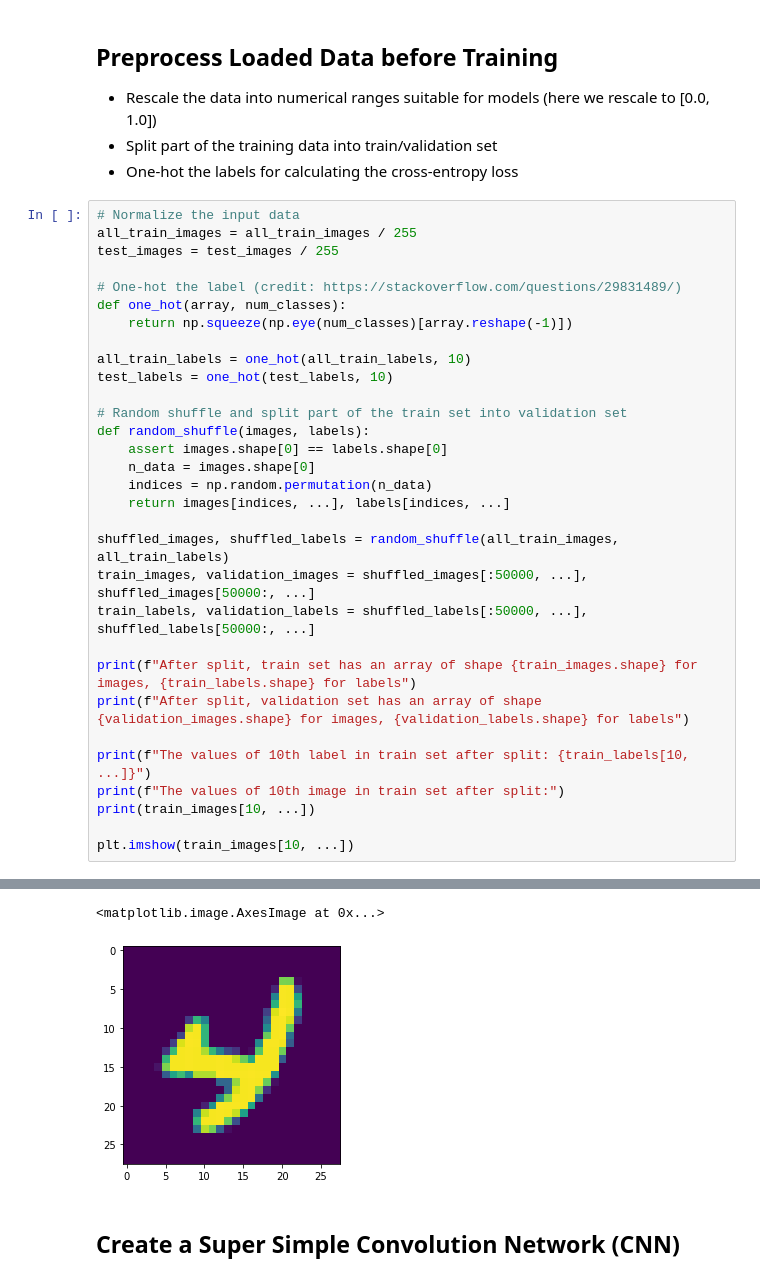
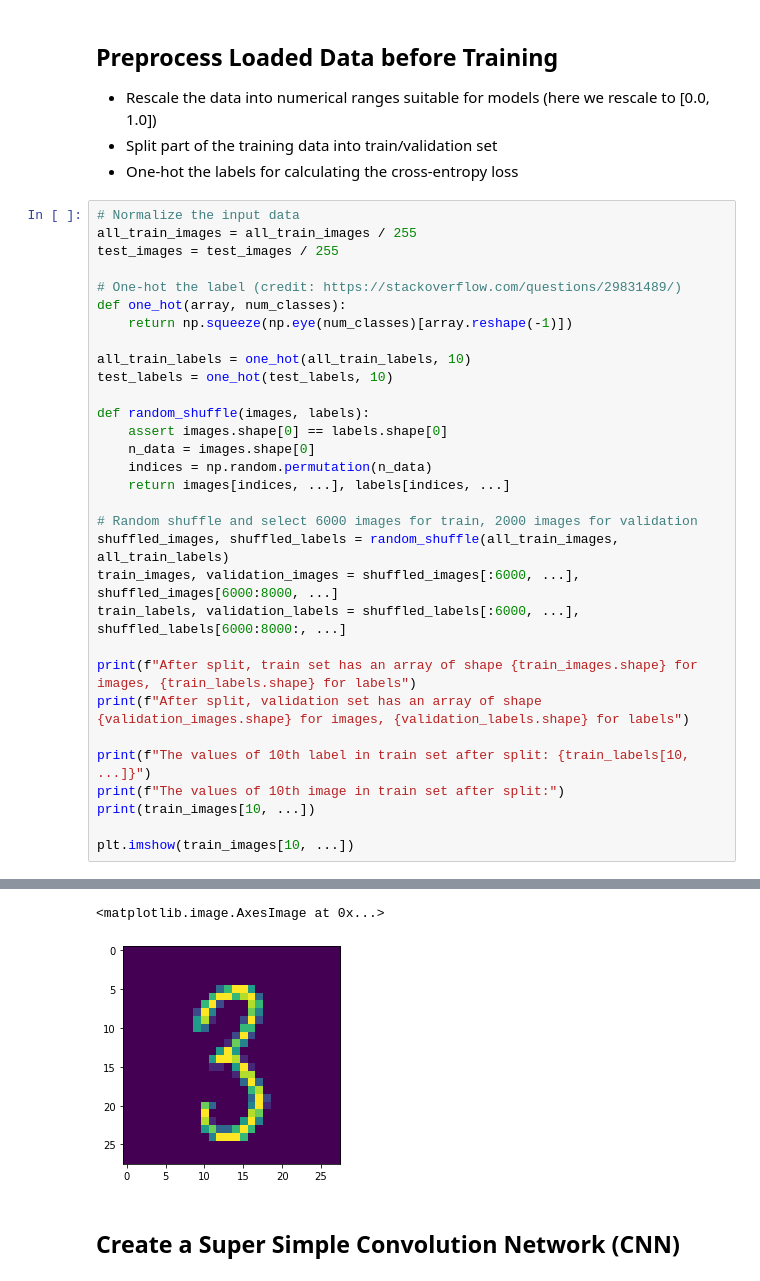
Before and after one commit to GP248CME215/AOS551_CNN, a Jupyter notebook: tiny-cnn.ipynb, the cells around one changed output, grey strips where cells are left out. Saved outputs shown, nothing was run; the diff lists cells and outputs as text.

Commit message:
Accelerate the tiny-cnn notebook
Downsize the model, the train set and validation set.

```diff
--- a/tiny-cnn.ipynb
+++ b/tiny-cnn.ipynb
@@ -96,16 +96,16 @@ def one_hot(array, num_classes):
 all_train_labels = one_hot(all_train_labels, 10)
 test_labels = one_hot(test_labels, 10)
 
-# Random shuffle and split part of the train set into validation set
 def random_shuffle(images, labels):
     assert images.shape[0] == labels.shape[0]
     n_data = images.shape[0]
     indices = np.random.permutation(n_data)
     return images[indices, ...], labels[indices, ...]
 
+# Random shuffle and select 6000 images for train, 2000 images for validation
 shuffled_images, shuffled_labels = random_shuffle(all_train_images, all_train_labels)
-train_images, validation_images = shuffled_images[:50000, ...], shuffled_images[50000:, ...]
-train_labels, validation_labels = shuffled_labels[:50000, ...], shuffled_labels[50000:, ...]
+train_images, validation_images = shuffled_images[:6000, ...], shuffled_images[6000:8000, ...]
+train_labels, validation_labels = shuffled_labels[:6000, ...], shuffled_labels[6000:8000:, ...]
 
 print(f"After split, train set has an array of shape {train_images.shape} for images, {train_labels.shape} for labels")
 print(f"After split, validation set has an array of shape {validation_images.shape} for images, {validation_labels.shape} for labels")
@@ -133,8 +133,8 @@ The values of 10th image in train set after split:
  [0.   0.   0.   0.   0.   0.   0.   0.   0.   0.   0.   0.   0.   0.   0.   0.   0.   0.   0.   0.   0.   0.   0.   0.   0.   0.   0.   0.  ]
  [0.   0.   0.   0.   0.   0.   0.   0.   0.   0.   0.   0.   0.   0.   0.   0.   0.   0.   0.   0.   0.   0.   0.   0.   0.   0.   0.   0.  ]
  [0.   0.   0.   0.   0.   0.   0.   0.   0.   0.   0.   0.   0.   0.   0.   0.   0.   0.   0.   0.   0.   0.   0.   0.   0.   0.   0.   0.  ]]
 <matplotlib.image.AxesImage at 0x...>
-[figure, old version]
+[figure, new version]
 # %% [markdown]
 ## Create a Super Simple Convolution Network (CNN)
 # %%
```
Also changed, not shown: parts of 5 cells of this notebook.
